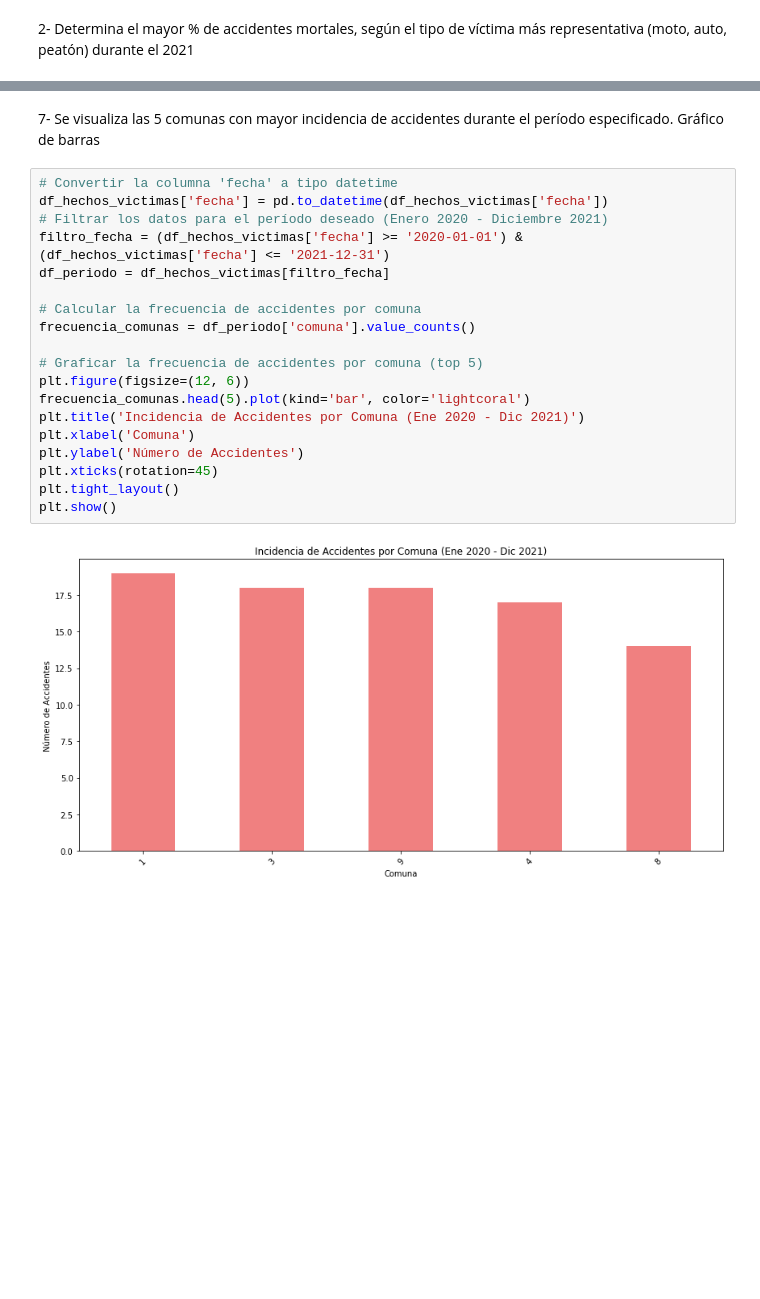
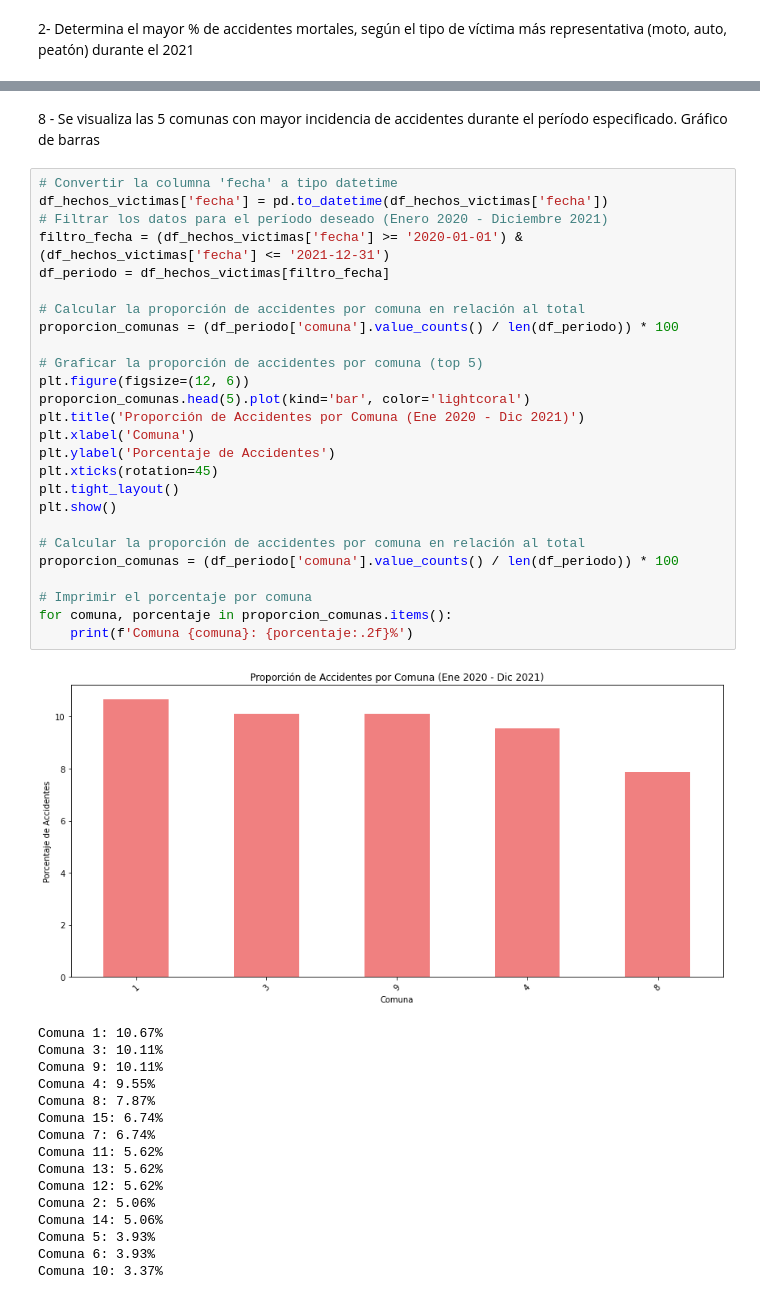
Before and after one commit to RosanaBruschini/Proyecto_siniestros_viales, a Jupyter notebook: homicidioEDA.ipynb, the cells around one changed output, grey strips where cells are left out. Cells and saved outputs as stored; diff of their text form; blank space fills up the shorter version.

```diff
--- a/homicidioEDA.ipynb
+++ b/homicidioEDA.ipynb
@@ -539,25 +637,47 @@ print(f"La fecha con el mayor número de muertes fue {fecha_fallecimiento_max_mu
 [figure]
 La fecha con el mayor número de muertes fue 2020-12-20 con 3 muertes.
 # %% [markdown]
-7-  Se visualiza las 5 comunas con mayor incidencia de accidentes durante el período especificado. Gráfico de barras
+8 -  Se visualiza las 5 comunas con mayor incidencia de accidentes durante el período especificado. Gráfico de barras
 # %%
 # Convertir la columna 'fecha' a tipo datetime
 df_hechos_victimas['fecha'] = pd.to_datetime(df_hechos_victimas['fecha'])
 # Filtrar los datos para el período deseado (Enero 2020 - Diciembre 2021)
 filtro_fecha = (df_hechos_victimas['fecha'] >= '2020-01-01') & (df_hechos_victimas['fecha'] <= '2021-12-31')
 df_periodo = df_hechos_victimas[filtro_fecha]
 
-# Calcular la frecuencia de accidentes por comuna
-frecuencia_comunas = df_periodo['comuna'].value_counts()
+# Calcular la proporción de accidentes por comuna en relación al total
+proporcion_comunas = (df_periodo['comuna'].value_counts() / len(df_periodo)) * 100
 
-# Graficar la frecuencia de accidentes por comuna (top 5)
+# Graficar la proporción de accidentes por comuna (top 5)
 plt.figure(figsize=(12, 6))
-frecuencia_comunas.head(5).plot(kind='bar', color='lightcoral')
-plt.title('Incidencia de Accidentes por Comuna (Ene 2020 - Dic 2021)')
+proporcion_comunas.head(5).plot(kind='bar', color='lightcoral')
+plt.title('Proporción de Accidentes por Comuna (Ene 2020 - Dic 2021)')
 plt.xlabel('Comuna')
-plt.ylabel('Número de Accidentes')
+plt.ylabel('Porcentaje de Accidentes')
 plt.xticks(rotation=45)
 plt.tight_layout()
 plt.show()
+
+# Calcular la proporción de accidentes por comuna en relación al total
+proporcion_comunas = (df_periodo['comuna'].value_counts() / len(df_periodo)) * 100
+
+# Imprimir el porcentaje por comuna
+for comuna, porcentaje in proporcion_comunas.items():
+    print(f'Comuna {comuna}: {porcentaje:.2f}%')
 # %% [output]
-[figure, old version]
+[figure, new version]
+Comuna 1: 10.67%
+Comuna 3: 10.11%
+Comuna 9: 10.11%
+Comuna 4: 9.55%
+Comuna 8: 7.87%
+Comuna 15: 6.74%
+Comuna 7: 6.74%
+Comuna 11: 5.62%
+Comuna 13: 5.62%
+Comuna 12: 5.62%
+Comuna 2: 5.06%
+Comuna 14: 5.06%
+Comuna 5: 3.93%
+Comuna 6: 3.93%
+Comuna 10: 3.37%
```
Also changed, not shown: parts of 21 cells of this notebook, 10 other files.
